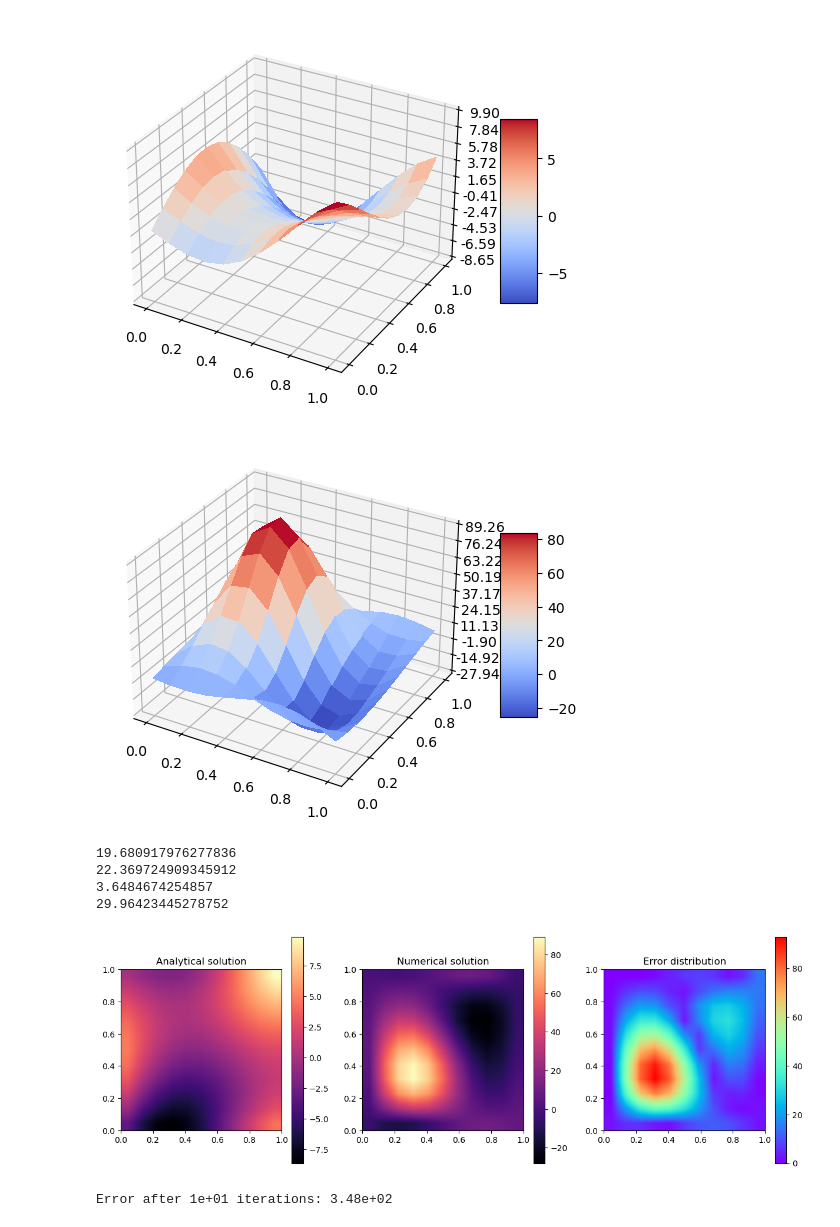
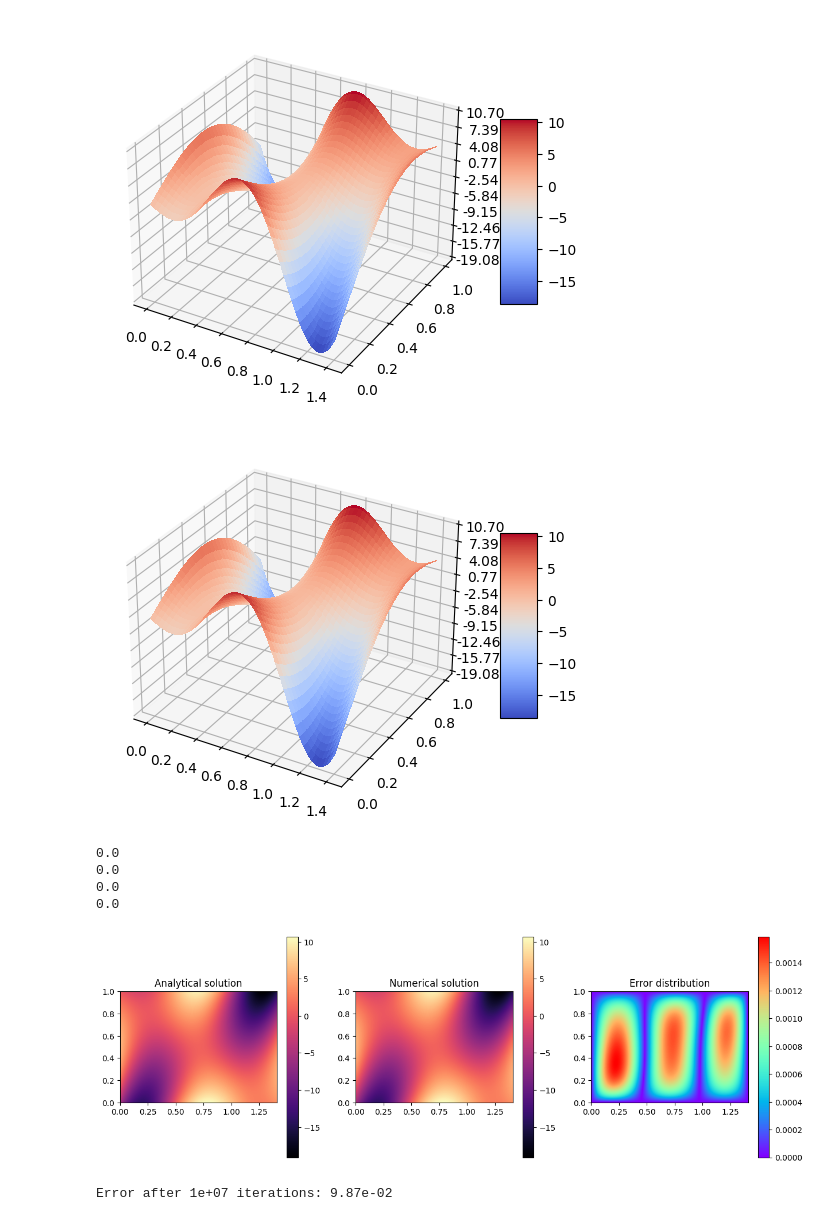
Before and after one commit to andrew6072/mephi-numerical-methods, a Jupyter notebook: 7sem/simple_iteration_new.ipynb, the cells around one changed output. Cells and saved outputs as stored; diff of their text form; code cells hidden in the pictures.

```diff
--- a/7sem/simple_iteration_new.ipynb
+++ b/7sem/simple_iteration_new.ipynb
@@ -30,12 +29,11 @@ $$
 import numpy as np
 
 xmin = 0
-xmax = 1
+xmax = 1.41
 ymin = 0
 ymax = 1
-h = 0.1
+h = 0.01
 tau = h**2 / 4
-
 
 def f(x, y):
     return 70 * np.sin(5 * x + 2 * y) + (435 * x - 580 * y) * np.cos(5 * x + 2 * y) + 6
@@ -58,7 +56,7 @@ def psi2(x):
 
 
 def solution(x, y):
-    return 5*(-2*x+3*y)*np.cos(3*x+2*y)+3*y**2
+    return 5 * (-3 * x + 4 * y) * np.cos(5 * x + 2 * y) + 3 * y ** 2
 
 
 x = np.arange(xmin, xmax + h, h)
@@ -71,7 +69,6 @@ for i, y_ in enumerate(y):
     for j, x_ in enumerate(x):
         analytical_solution[i][j] = solution(x_, y_)
 
-
 def simple_iteration(x, y, h, tau, num_iteration):
     sol = f(X, Y)
     sol[0, :] = psi1(x)
@@ -80,9 +77,9 @@ def simple_iteration(x, y, h, tau, num_iteration):
     sol[:, len(x) - 1] = phi2(y)
     new_sol = np.copy(sol)
     for _ in range(num_iteration):
-        new_sol[1:-1, 1:-1] = sol[1:-1, 1:-1] + tau * ((sol[2:, 1:-1] - 2 * sol[1:-1, 1:-1] + sol[0:-2, 1:-1]) / h**2 +
-                                                       (sol[1:-1, 2:] - 2 * sol[1:-1, 1:-1] + sol[1:-1, 0:-2]) / h**2 -
-                                                       f(X[1:-1, 1:-1], Y[1:-1, 1:-1]))
+        new_sol[1:-1, 1:-1] = sol[1:-1, 1:-1] + tau * ( (sol[2:, 1:-1] - 2 * sol[1:-1, 1:-1] + sol[0:-2, 1:-1]) / h**2 +
+                                                        (sol[1:-1, 2:] - 2 * sol[1:-1, 1:-1] + sol[1:-1, 0:-2]) / h**2 -
+                                                        f(X[1:-1, 1:-1], Y[1:-1, 1:-1]) )
         sol = np.copy(new_sol)
     return sol
 # %%
@@ -113,5 +111,5 @@ print(Y)
 # %%
-num_iteration = 10
+num_iteration = 10000000
 
 numerical_solution = simple_iteration(x, y, h, tau, num_iteration)
 print(f"E = {np.linalg.norm(analytical_solution - numerical_solution):.2e}")
@@ -130,7 +128,7 @@ ax.zaxis.set_major_formatter('{x:.02f}')
 fig.colorbar(surf, shrink=0.5, aspect=5)
 plt.show()
 # %% [output]
-[figure, old version]
+[figure, new version]
 # %%
 fig, ax = plt.subplots(subplot_kw={"projection": "3d"})
 surf = ax.plot_surface(X, Y, numerical_solution, cmap=cm.coolwarm,
@@ -140,39 +138,34 @@ ax.zaxis.set_major_formatter('{x:.02f}')
 fig.colorbar(surf, shrink=0.5, aspect=5)
 plt.show()
 # %% [output]
-[figure, old version]
+[figure, new version]
 # %%
 print(np.linalg.norm(analytical_solution[0, :] - numerical_solution[0, :]))
-print(np.linalg.norm(analytical_solution[len(
-    y)-1, :] - numerical_solution[len(y)-1, :]))
+print(np.linalg.norm(analytical_solution[len(y)-1, :] - numerical_solution[len(y)-1, :]))
 print(np.linalg.norm(analytical_solution[:, 0] - numerical_solution[:, 0]))
-print(np.linalg.norm(analytical_solution[:, len(
-    x)-1] - numerical_solution[:, len(x)-1]))
+print(np.linalg.norm(analytical_solution[:, len(x)-1] - numerical_solution[:, len(x)-1]))
 # %% [output]
-19.680917976277836
-22.369724909345912
-3.6484674254857
-29.96423445278752
+0.0
+0.0
+0.0
+0.0
 # %%
 fig, axes = plt.subplots(1, 3, figsize=(15, 5))
 
 # Plot the first graph in the first subplot
 # axes[0].imshow(analytical_solution, extent=[xmin, xmax, ymin, ymax], cmap='magma', interpolation='bilinear')
 axes[0].set_title("Analytical solution")
 
 # Plot the second graph in the second subplot
 # axes[1].imshow(numerical_solution, extent=[xmin, xmax, ymin, ymax], cmap='magma', interpolation='bilinear')
 axes[1].set_title("Numerical solution")
 axes[2].set_title("Error distribution")
-cbar0 = fig.colorbar(axes[0].imshow(analytical_solution, extent=[
-                     xmin, xmax, ymin, ymax], cmap='magma', interpolation='bilinear'), ax=axes[0])
-cbar1 = fig.colorbar(axes[1].imshow(numerical_solution, extent=[
-                     xmin, xmax, ymin, ymax], cmap='magma', interpolation='bilinear'), ax=axes[1])
-cbar1 = fig.colorbar(axes[2].imshow(np.abs(numerical_solution-analytical_solution), extent=[
-                     xmin, xmax, ymin, ymax], cmap='rainbow', interpolation='bilinear'), ax=axes[2])
+cbar0 = fig.colorbar(axes[0].imshow(analytical_solution, extent=[xmin, xmax, ymin, ymax], cmap='magma', interpolation='bilinear'), ax=axes[0])
+cbar1 = fig.colorbar(axes[1].imshow(numerical_solution, extent=[xmin, xmax, ymin, ymax], cmap='magma', interpolation='bilinear'), ax=axes[1])
+cbar1 = fig.colorbar(axes[2].imshow(np.abs(numerical_solution-analytical_solution), extent=[xmin, xmax, ymin, ymax], cmap='rainbow', interpolation='bilinear'), ax=axes[2])
 plt.show()
 
 print(f"Error after {num_iteration:.0e} iterations: {np.linalg.norm(analytical_solution - numerical_solution):.2e}")
 # %% [output]
-[figure, old version]
+[figure, new version]
-Error after 1e+01 iterations: 3.48e+02
+Error after 1e+07 iterations: 9.87e-02
```
Also changed, not shown: parts of 3 cells of this notebook.
